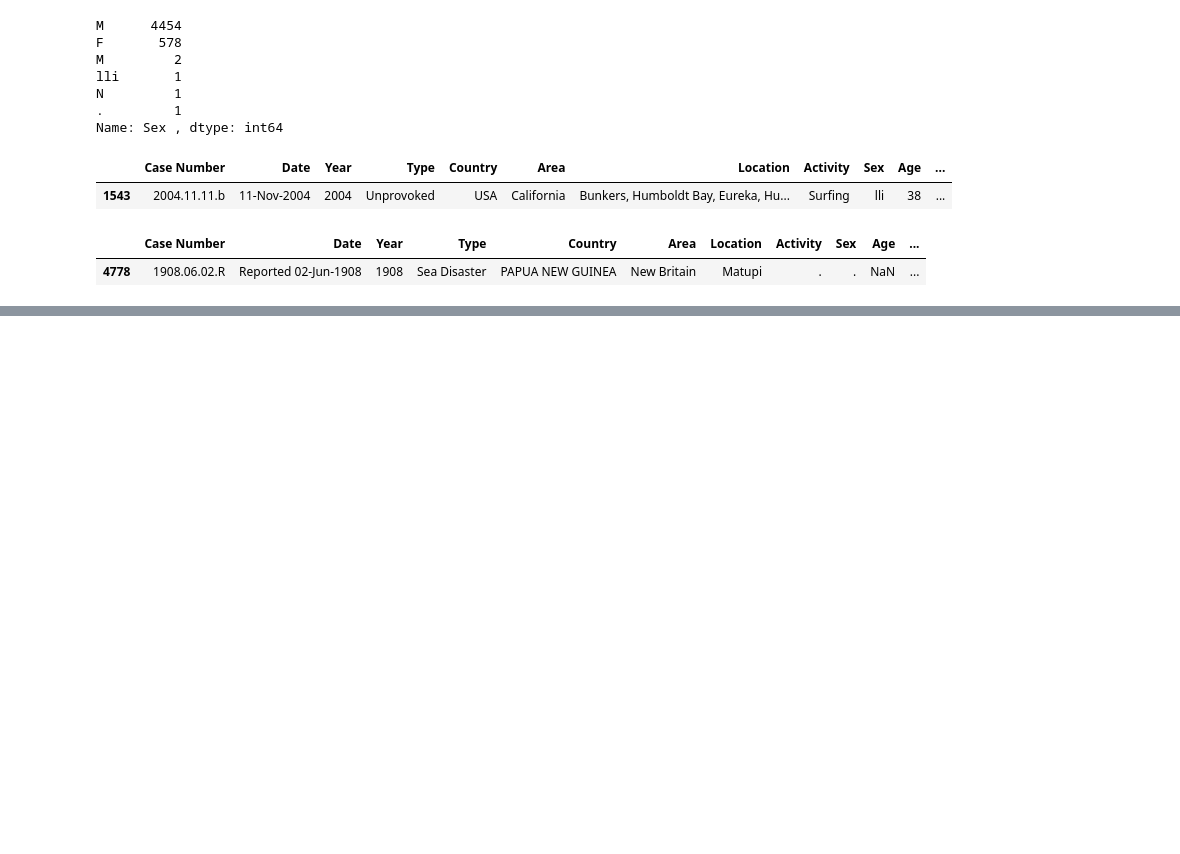
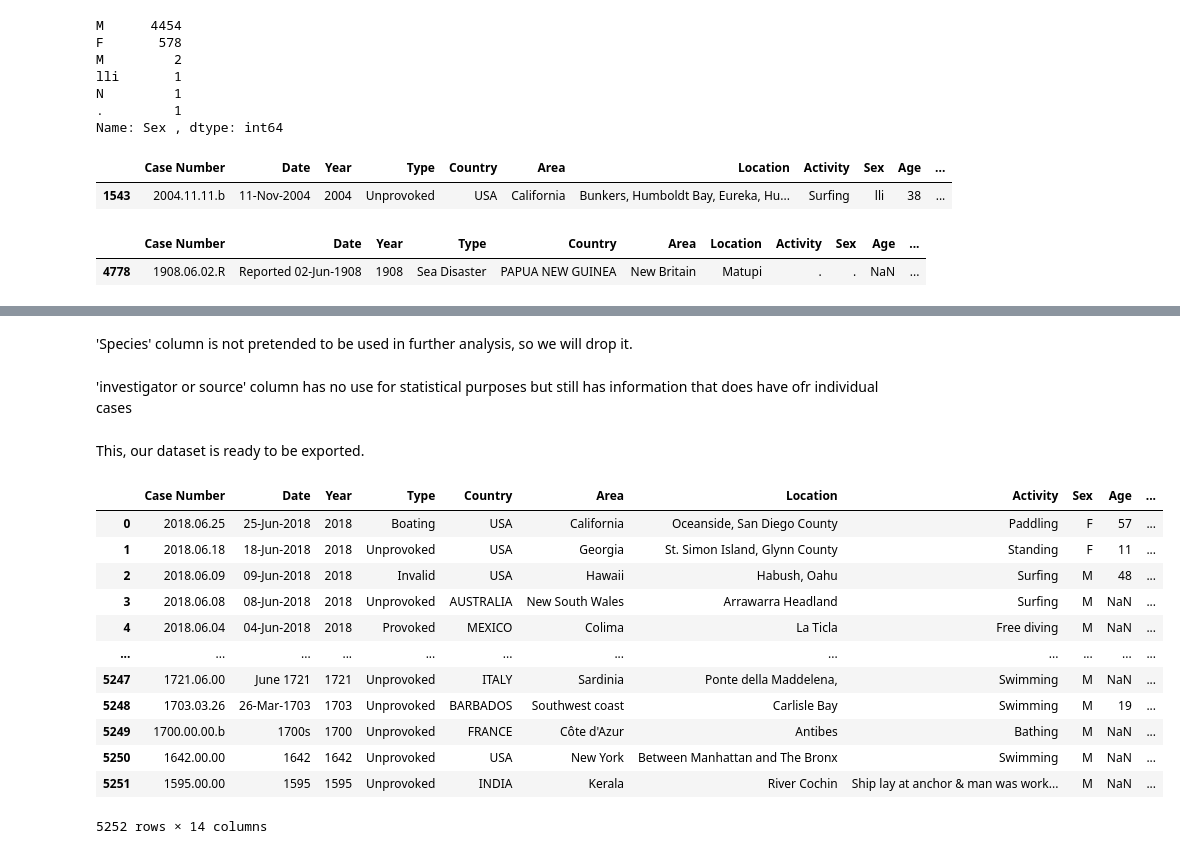
Before and after one commit to DavEst91/IH-W2-Global-Shark-Attacks, a Jupyter notebook: Cleaning_dataset.ipynb, the cells around one changed output, grey strips where cells are left out. Drawn from its saved outputs; the diff is of its cells as text; code cells hidden in the pictures; blank space fills up the shorter version.

Commit message:
analysis

```diff
--- a/Cleaning_dataset.ipynb
+++ b/Cleaning_dataset.ipynb
@@ -319,4 +325,5 @@ cleaned_dataset.loc[cleaned_dataset['Sex ']=='.']
 # %%
 cleaned_dataset['Sex ']=cleaned_dataset['Sex '].replace('lli','M')
 cleaned_dataset=cleaned_dataset[cleaned_dataset['Sex ']!='.']
+cleaned_dataset=cleaned_dataset.rename(columns={'Sex ':'Sex'})
 # %% [markdown]
@@ -355,2 +377,3 @@ cleaned_dataset.loc[cleaned_dataset['Fatal (Y/N)']=='2017']
 # %%
 cleaned_dataset['Fatal (Y/N)']=cleaned_dataset['Fatal (Y/N)'].replace('2017','N')
+cleaned_dataset=cleaned_dataset.rename(columns={'Fatal (Y/N)':'Fatal'})
@@ -356,0 +397,28 @@ cleaned_dataset['Fatal (Y/N)']=cleaned_dataset['Fatal (Y/N)'].replace('2017','N'
+# %%
+cleaned_dataset.Time=cleaned_dataset.Time.apply(assign_time)
+# %% [markdown]
+'Species' column is not pretended to be used in further analysis, so we will drop it.
+# %%
+cleaned_dataset=cleaned_dataset.drop(columns=['Species '])
+# %% [markdown]
+'investigator or source' column has no use for statistical purposes but still has information that does have ofr individual cases
+# %% [markdown]
+This, our dataset is ready to be exported.
+# %%
+cleaned_dataset=cleaned_dataset.reset_index(drop=True)
+
+cleaned_dataset
+# %% [output]
+|  | Case Number | Date | Year | Type | Country | Area | Location | Activity | Sex | Age | ... |
+| 0 | 2018.06.25 | 25-Jun-2018 | 2018 | Boating | USA | California | Oceanside, San Diego County | Paddling | F | 57 | ... |
+| 1 | 2018.06.18 | 18-Jun-2018 | 2018 | Unprovoked | USA | Georgia | St. Simon Island, Glynn County | Standing | F | 11 | ... |
+| 2 | 2018.06.09 | 09-Jun-2018 | 2018 | Invalid | USA | Hawaii | Habush, Oahu | Surfing | M | 48 | ... |
+| 3 | 2018.06.08 | 08-Jun-2018 | 2018 | Unprovoked | AUSTRALIA | New South Wales | Arrawarra Headland | Surfing | M | NaN | ... |
+| 4 | 2018.06.04 | 04-Jun-2018 | 2018 | Provoked | MEXICO | Colima | La Ticla | Free diving | M | NaN | ... |
+| ... | ... | ... | ... | ... | ... | ... | ... | ... | ... | ... | ... |
+| 5247 | 1721.06.00 | June 1721 | 1721 | Unprovoked | ITALY | Sardinia | Ponte della Maddelena, | Swimming | M | NaN | ... |
+| 5248 | 1703.03.26 | 26-Mar-1703 | 1703 | Unprovoked | BARBADOS | Southwest coast | Carlisle Bay | Swimming | M | 19 | ... |
+| 5249 | 1700.00.00.b | 1700s | 1700 | Unprovoked | FRANCE | Côte d'Azur | Antibes | Bathing | M | NaN | ... |
+| 5250 | 1642.00.00 | 1642 | 1642 | Unprovoked | USA | New York | Between Manhattan and The Bronx | Swimming | M | NaN | ... |
+| 5251 | 1595.00.00 | 1595 | 1595 | Unprovoked | INDIA | Kerala | River Cochin | Ship lay at anchor & man was work... | M | NaN | ... |
+5252 rows × 14 columns
```
Also changed, not shown: parts of 14 cells of this notebook, 3 other files.
